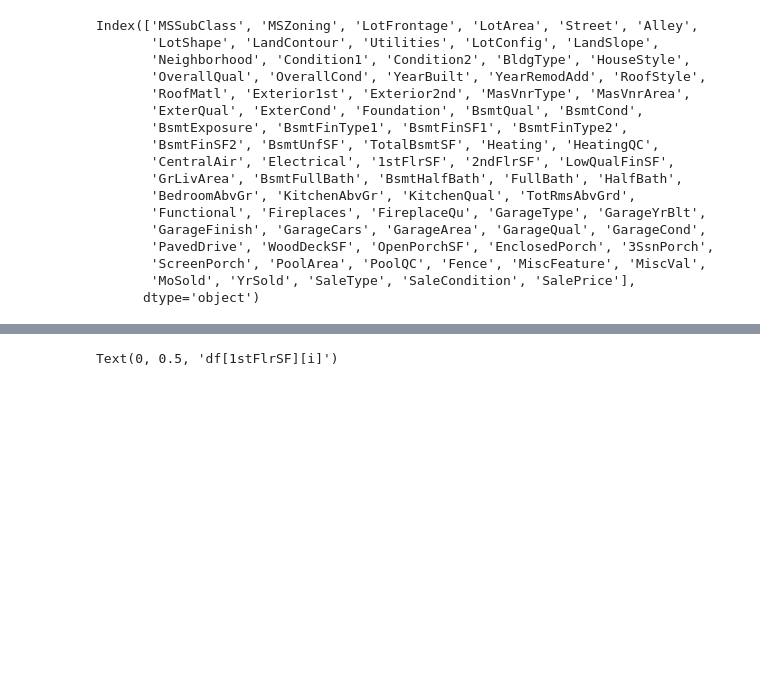
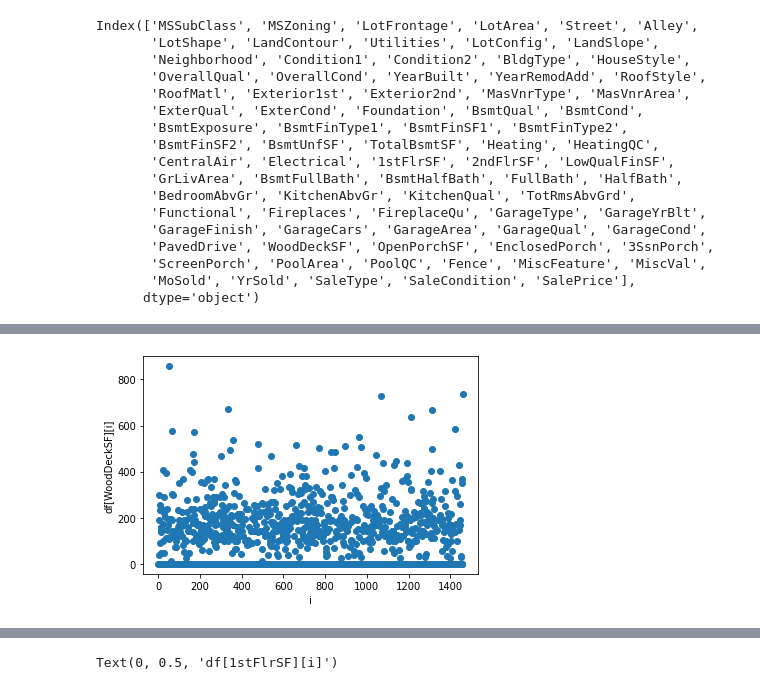
Before and after one commit to jedrexd/WTUM_11_2022, a Jupyter notebook: Projekt.ipynb, the cells around one changed output, grey strips where cells are left out. Saved outputs shown, nothing was run; the diff lists cells and outputs as text; code cells hidden in the pictures; blank space fills up the shorter version.

```diff
--- a/Projekt.ipynb
+++ b/Projekt.ipynb
@@ -72,0 +129,8 @@ Index(['MSSubClass', 'MSZoning', 'LotFrontage', 'LotArea', 'Street', 'Alley',
+# %%
+plt.scatter(range(0,len(df['WoodDeckSF'])), df['WoodDeckSF'])
+plt.xlabel('i')
+plt.ylabel('df[WoodDeckSF][i]')
+# Outliering
+df = df[((df['WoodDeckSF'] - df['WoodDeckSF'].mean()) / df['WoodDeckSF'].std()).abs() < 5]
+# %% [output]
+[figure, added]
```
Also changed, not shown: parts of 21 cells of this notebook.
